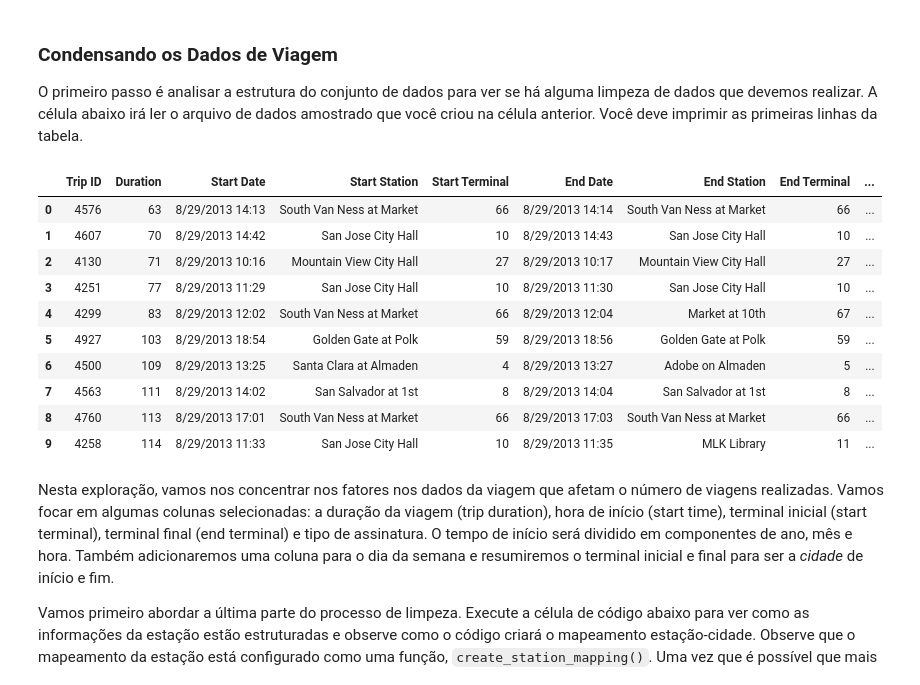
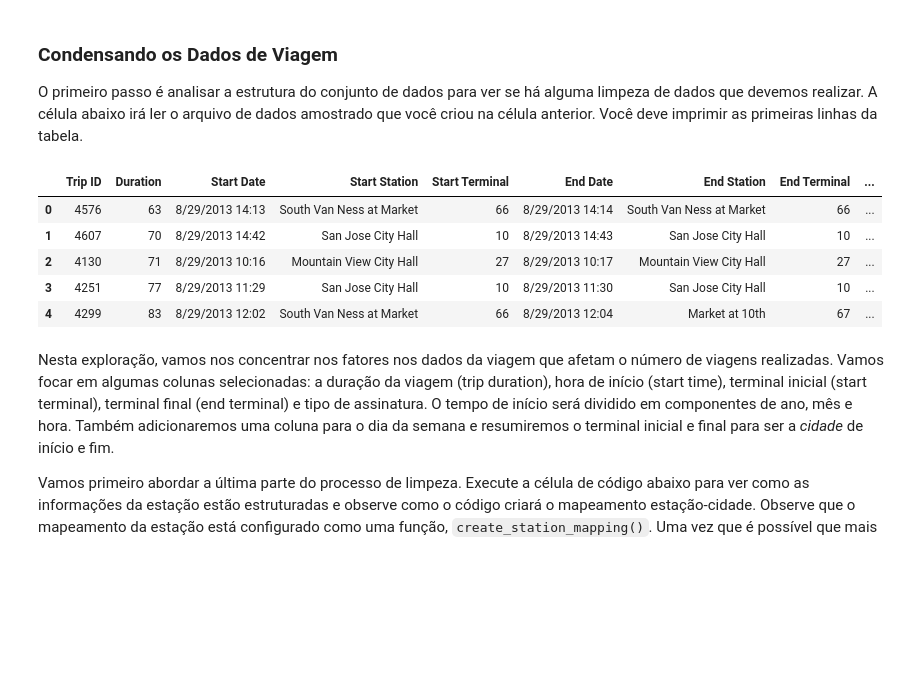
Before and after one commit to wfercosta/ndfdsi-bikeshareanalysis, a Jupyter notebook: Analise_Bay_Area_Bike_Share-NDFDSI.ipynb, the cells around one changed output. Saved outputs shown, nothing was run; the diff lists cells and outputs as text; code cells hidden in the pictures; blank space fills up the shorter version.

```diff
--- a/Analise_Bay_Area_Bike_Share-NDFDSI.ipynb
+++ b/Analise_Bay_Area_Bike_Share-NDFDSI.ipynb
@@ -127,20 +127,16 @@ O primeiro passo é analisar a estrutura do conjunto de dados para ver se há al
 # %%
 sample_data = pd.read_csv('201309_trip_data.csv')
 
 #sample_data
-sample_data.head(10)
+sample_data.head()
+#sample_data.head(10)
 # %% [output]
 |  | Trip ID | Duration | Start Date | Start Station | Start Terminal | End Date | End Station | End Terminal | ... |
 | 0 | 4576 | 63 | 8/29/2013 14:13 | South Van Ness at Market | 66 | 8/29/2013 14:14 | South Van Ness at Market | 66 | ... |
 | 1 | 4607 | 70 | 8/29/2013 14:42 | San Jose City Hall | 10 | 8/29/2013 14:43 | San Jose City Hall | 10 | ... |
 | 2 | 4130 | 71 | 8/29/2013 10:16 | Mountain View City Hall | 27 | 8/29/2013 10:17 | Mountain View City Hall | 27 | ... |
 | 3 | 4251 | 77 | 8/29/2013 11:29 | San Jose City Hall | 10 | 8/29/2013 11:30 | San Jose City Hall | 10 | ... |
 | 4 | 4299 | 83 | 8/29/2013 12:02 | South Van Ness at Market | 66 | 8/29/2013 12:04 | Market at 10th | 67 | ... |
-| 5 | 4927 | 103 | 8/29/2013 18:54 | Golden Gate at Polk | 59 | 8/29/2013 18:56 | Golden Gate at Polk | 59 | ... |
-| 6 | 4500 | 109 | 8/29/2013 13:25 | Santa Clara at Almaden | 4 | 8/29/2013 13:27 | Adobe on Almaden | 5 | ... |
-| 7 | 4563 | 111 | 8/29/2013 14:02 | San Salvador at 1st | 8 | 8/29/2013 14:04 | San Salvador at 1st | 8 | ... |
-| 8 | 4760 | 113 | 8/29/2013 17:01 | South Van Ness at Market | 66 | 8/29/2013 17:03 | South Van Ness at Market | 66 | ... |
-| 9 | 4258 | 114 | 8/29/2013 11:33 | San Jose City Hall | 10 | 8/29/2013 11:35 | MLK Library | 11 | ... |
 # %% [markdown]
 Nesta exploração, vamos nos concentrar nos fatores nos dados da viagem que afetam o número de viagens realizadas. Vamos focar em algumas colunas selecionadas: a duração da viagem (trip duration), hora de início (start time), terminal inicial (start terminal), terminal final (end terminal) e tipo de assinatura. O tempo de início será dividido em componentes de ano, mês e hora. Também adicionaremos uma coluna para o dia da semana e resumiremos o terminal inicial e final para ser a _cidade_ de início e fim.
 
```
Also changed, not shown: parts of 4 cells of this notebook, 1 other file.
